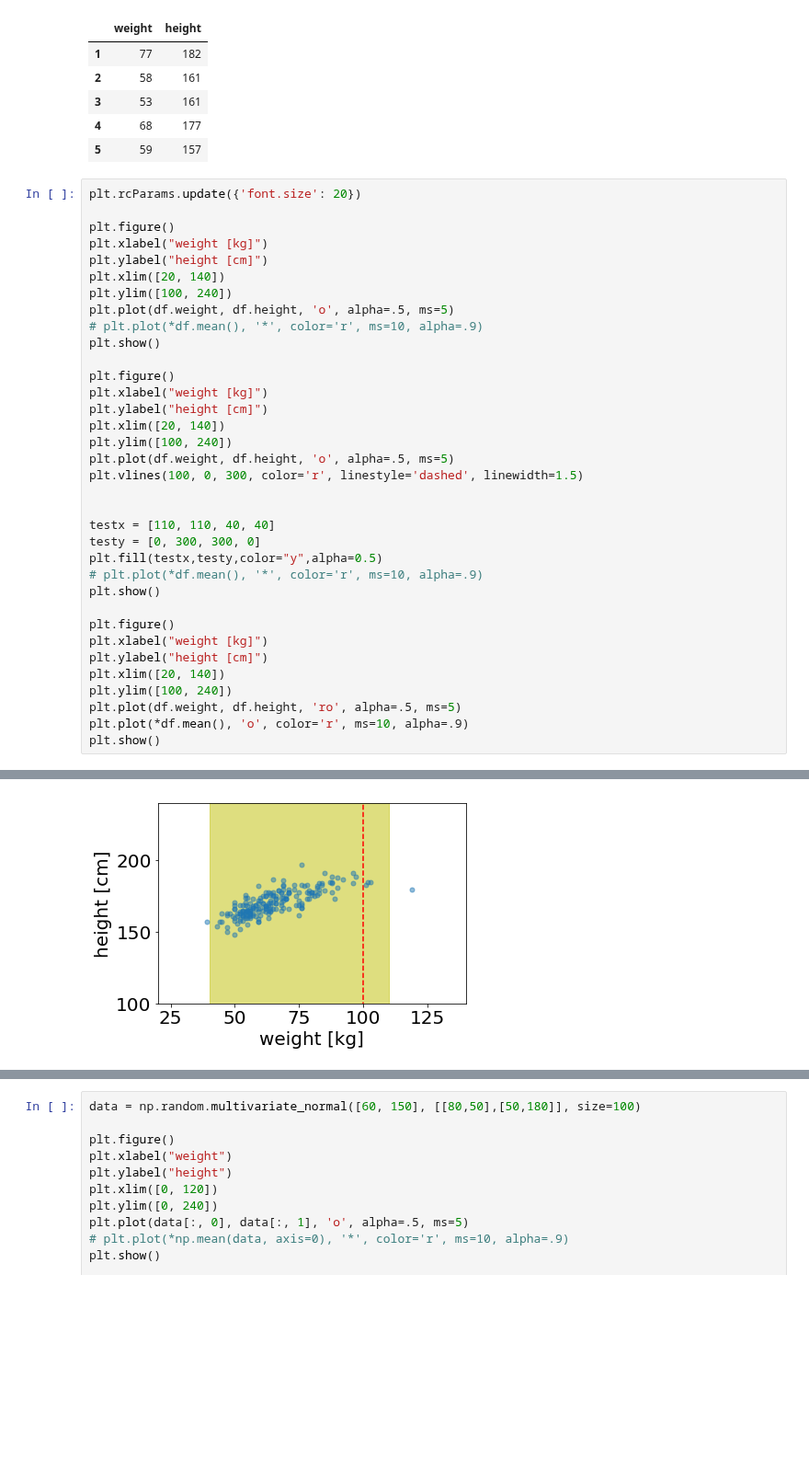
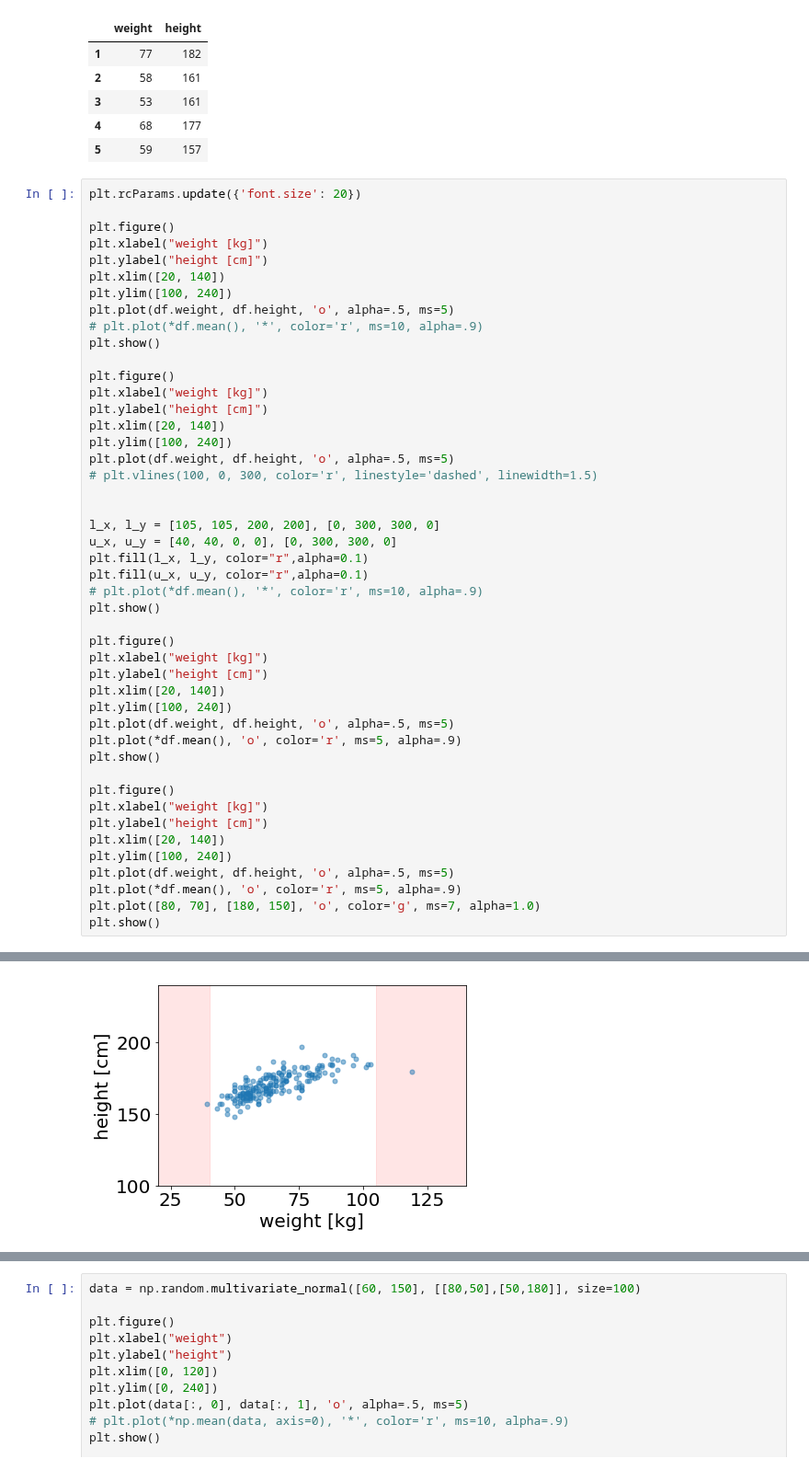
Before and after one commit to tsato-code/python_script, a Jupyter notebook: misc/plot_slide_MTS.ipynb, the cells around one changed output, grey strips where cells are left out. Shown at 92% size. Cells and saved outputs as stored; diff of their text form; blank space fills up the shorter version.

```diff
--- a/misc/plot_slide_MTS.ipynb
+++ b/misc/plot_slide_MTS.ipynb
@@ -30,37 +30,48 @@ df.head()
 plt.rcParams.update({'font.size': 20})
 
 plt.figure()
 plt.xlabel("weight [kg]")
 plt.ylabel("height [cm]")
 plt.xlim([20, 140])
 plt.ylim([100, 240])
 plt.plot(df.weight, df.height, 'o', alpha=.5, ms=5)
 # plt.plot(*df.mean(), '*', color='r', ms=10, alpha=.9)
 plt.show()
 
 plt.figure()
 plt.xlabel("weight [kg]")
 plt.ylabel("height [cm]")
 plt.xlim([20, 140])
 plt.ylim([100, 240])
 plt.plot(df.weight, df.height, 'o', alpha=.5, ms=5)
-plt.vlines(100, 0, 300, color='r', linestyle='dashed', linewidth=1.5)
+# plt.vlines(100, 0, 300, color='r', linestyle='dashed', linewidth=1.5)
 
 
-testx = [110, 110, 40, 40]
-testy = [0, 300, 300, 0]
-plt.fill(testx,testy,color="y",alpha=0.5)
+l_x, l_y = [105, 105, 200, 200], [0, 300, 300, 0]
+u_x, u_y = [40, 40, 0, 0], [0, 300, 300, 0]
+plt.fill(l_x, l_y, color="r",alpha=0.1)
+plt.fill(u_x, u_y, color="r",alpha=0.1)
 # plt.plot(*df.mean(), '*', color='r', ms=10, alpha=.9)
 plt.show()
 
 plt.figure()
 plt.xlabel("weight [kg]")
 plt.ylabel("height [cm]")
 plt.xlim([20, 140])
 plt.ylim([100, 240])
-plt.plot(df.weight, df.height, 'ro', alpha=.5, ms=5)
-plt.plot(*df.mean(), 'o', color='r', ms=10, alpha=.9)
+plt.plot(df.weight, df.height, 'o', alpha=.5, ms=5)
+plt.plot(*df.mean(), 'o', color='r', ms=5, alpha=.9)
 plt.show()
+
+plt.figure()
+plt.xlabel("weight [kg]")
+plt.ylabel("height [cm]")
+plt.xlim([20, 140])
+plt.ylim([100, 240])
+plt.plot(df.weight, df.height, 'o', alpha=.5, ms=5)
+plt.plot(*df.mean(), 'o', color='r', ms=5, alpha=.9)
+plt.plot([80, 70], [180, 150], 'o', color='g', ms=7, alpha=1.0)
+plt.show()
 # %% [output]
 [figure]
-[figure, old version]
+[figure, new version]
```
Also changed, not shown: parts of 1 cell of this notebook.
